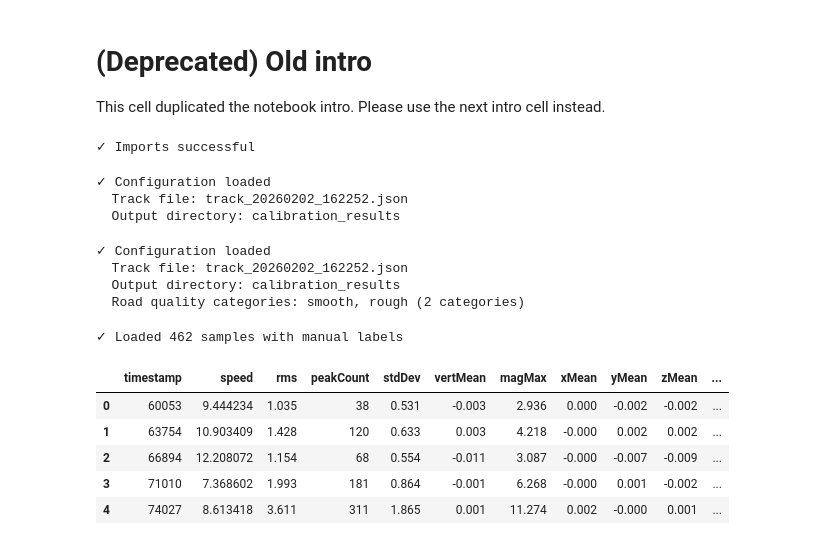
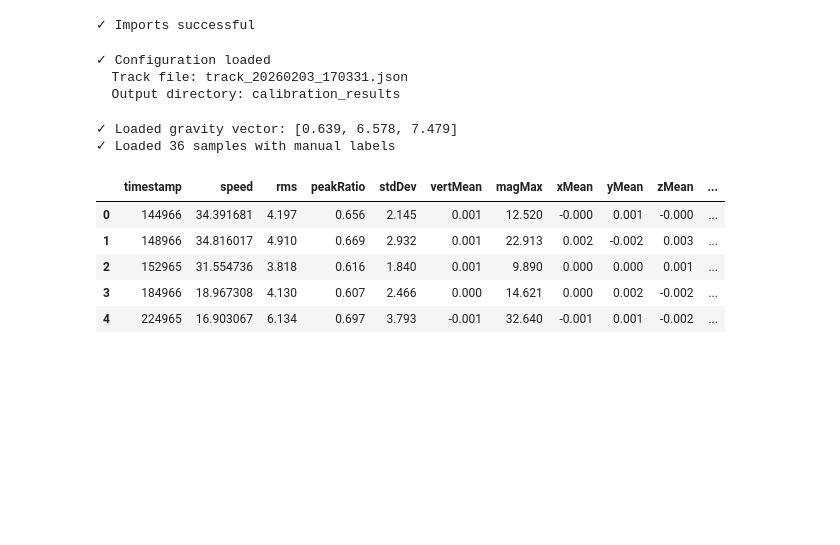
Before and after one commit to shajoshi/Apps, a Jupyter notebook: calibration_analysis.ipynb, the cells around one changed output. Drawn from its saved outputs; the diff is of its cells as text; code cells hidden in the pictures; blank space fills up the shorter version.

```diff
--- a/calibration_analysis.ipynb
+++ b/calibration_analysis.ipynb
@@ -1,6 +1,3 @@
-# %% [markdown]
-# (Deprecated) Old intro
-This cell duplicated the notebook intro. Please use the next intro cell instead.
 # %%
 # Cell 1: Setup and Imports
 import json
@@ -27,7 +24,7 @@ print("✓ Imports successful")
 import os
 
 # File paths - UPDATE THIS WITH YOUR TRACK FILE
-TRACK_FILE = "track_20260202_162252.json"
+TRACK_FILE = "track_20260203_170331.json"
 OUTPUT_DIR = "calibration_results"
 
 # Current default thresholds (for comparison)
@@ -38,8 +35,7 @@ DEFAULT_THRESHOLDS = {
     'symmetricBumpThreshold': 2.0,
     'potholeDipThreshold': -2.5,
     'bumpSpikeThreshold': 2.5,
-    'peakCountSmoothMax': 5,
-    'peakCountAverageMax': 15,
+    'peakRatioSmoothMax': 0.10,  # Changed from peakCountSmoothMax: 5
     'movingAverageWindow': 5
 }
 
@@ -49,38 +45,8 @@ print(f"  Track file: {TRACK_FILE}")
 print(f"  Output directory: {OUTPUT_DIR}")
 # %% [output]
 ✓ Configuration loaded
-  Track file: track_20260202_162252.json
+  Track file: track_20260203_170331.json
   Output directory: calibration_results
-# %%
-# Cell 2: Configuration
-import os
-
-# File paths - UPDATE THIS WITH YOUR TRACK FILE
-TRACK_FILE = "track_20260202_162252.json"
-OUTPUT_DIR = "calibration_results"
-
-# Current default thresholds (for comparison)
-# Note: With 2 categories (smooth/rough), we only need rmsSmoothMax and peakCountSmoothMax
-DEFAULT_THRESHOLDS = {
-    'rmsSmoothMax': 1.0,
-    'peakThresholdZ': 1.5,
-    'symmetricBumpThreshold': 2.0,
-    'potholeDipThreshold': -2.5,
-    'bumpSpikeThreshold': 2.5,
-    'peakCountSmoothMax': 5,
-    'movingAverageWindow': 5
-}
-
-os.makedirs(OUTPUT_DIR, exist_ok=True)
-print(f"✓ Configuration loaded")
-print(f"  Track file: {TRACK_FILE}")
-print(f"  Output directory: {OUTPUT_DIR}")
-print(f"  Road quality categories: smooth, rough (2 categories)")
-# %% [output]
-✓ Configuration loaded
-  Track file: track_20260202_162252.json
-  Output directory: calibration_results
-  Road quality categories: smooth, rough (2 categories)
 # %%
 # Cell 3: Data Loading Function
 
@@ -89,10 +55,17 @@ def load_track_data(filepath):
     with open(filepath, 'r') as f:
         data = json.load(f)
 
-    # Detect where points live
+    # Detect where points live and extract metadata
     points = []
+    gravity_vector = None
     if isinstance(data, dict):
         if "gpslogger2path" in data and isinstance(data.get("gpslogger2path"), dict):
+            metadata = data["gpslogger2path"].get("meta", {})
+            calibration = metadata.get("recordingSettings", {}).get("calibration", {})
+            base_gravity_dict = calibration.get("baseGravityVector")
+            if base_gravity_dict:
+                gravity_vector = [base_gravity_dict.get('x'), base_gravity_dict.get('y'), base_gravity_dict.get('z')]
+                print(f"✓ Loaded gravity vector: [{gravity_vector[0]:.3f}, {gravity_vector[1]:.3f}, {gravity_vector[2]:.3f}]")
             points = data["gpslogger2path"].get("data", [])
         elif "points" in data:
             points = data.get("points", [])
@@ -107,42 +80,46 @@ def load_track_data(filepath):
         manual_label = accel.get('manualLabel') or accel.get('manual_label')
         manual_feature = accel.get('manualFeatureLabel') or accel.get('manual_feature_label') or accel.get('manualFeature')
 
         # Only include samples with manual labels
         if manual_label or manual_feature:
             sample = {
                 'timestamp': gps.get('ts'),
                 'speed': gps.get('speed'),
                 'rms': accel.get('rms'),
-                'peakCount': accel.get('peakCount'),
+                'peakRatio': accel.get('peakRatio'),  # Changed from peakCount
                 'stdDev': accel.get('stdDev'),
                 'vertMean': accel.get('vertMean'),
                 'magMax': accel.get('magMax'),
                 'xMean': accel.get('xMean'),
                 'yMean': accel.get('yMean'),
                 'zMean': accel.get('zMean'),
                 'manualLabel': manual_label,
                 'manualFeatureLabel': manual_feature,
                 'detectedQuality': accel.get('roadQuality'),
                 'detectedFeature': accel.get('featureDetected'),
-                'rawData': accel.get('raw', [])
+                'rawData': accel.get('raw', []),
+                'baseGravityVector': gravity_vector  # Add gravity vector to each sample
             }
             samples.append(sample)
 
     df = pd.DataFrame(samples)
     print(f"✓ Loaded {len(df)} samples with manual labels")
+    if gravity_vector is None:
+        print("⚠ Warning: No gravity vector found in metadata")
     return df
 
 # Load data
 df = load_track_data(TRACK_FILE)
 df.head()
 # %% [output]
-✓ Loaded 462 samples with manual labels
+✓ Loaded gravity vector: [0.639, 6.578, 7.479]
+✓ Loaded 36 samples with manual labels
-|  | timestamp | speed | rms | peakCount | stdDev | vertMean | magMax | xMean | yMean | zMean | ... |
-| 0 | 60053 | 9.444234 | 1.035 | 38 | 0.531 | -0.003 | 2.936 | 0.000 | -0.002 | -0.002 | ... |
-| 1 | 63754 | 10.903409 | 1.428 | 120 | 0.633 | 0.003 | 4.218 | -0.000 | 0.002 | 0.002 | ... |
-| 2 | 66894 | 12.208072 | 1.154 | 68 | 0.554 | -0.011 | 3.087 | -0.000 | -0.007 | -0.009 | ... |
-| 3 | 71010 | 7.368602 | 1.993 | 181 | 0.864 | -0.001 | 6.268 | -0.000 | 0.001 | -0.002 | ... |
-| 4 | 74027 | 8.613418 | 3.611 | 311 | 1.865 | 0.001 | 11.274 | 0.002 | -0.000 | 0.001 | ... |
+|  | timestamp | speed | rms | peakRatio | stdDev | vertMean | magMax | xMean | yMean | zMean | ... |
+| 0 | 144966 | 34.391681 | 4.197 | 0.656 | 2.145 | 0.001 | 12.520 | -0.000 | 0.001 | -0.000 | ... |
+| 1 | 148966 | 34.816017 | 4.910 | 0.669 | 2.932 | 0.001 | 22.913 | 0.002 | -0.002 | 0.003 | ... |
+| 2 | 152965 | 31.554736 | 3.818 | 0.616 | 1.840 | 0.001 | 9.890 | 0.000 | 0.000 | 0.001 | ... |
+| 3 | 184966 | 18.967308 | 4.130 | 0.607 | 2.466 | 0.000 | 14.621 | 0.000 | 0.002 | -0.002 | ... |
+| 4 | 224965 | 16.903067 | 6.134 | 0.697 | 3.793 | -0.001 | 32.640 | -0.001 | 0.001 | -0.002 | ... |
 # %%
 # Cell 4: Data Quality Check
 print("=== DATA QUALITY REPORT ===")
```
Also changed, not shown: parts of 15 cells of this notebook.
